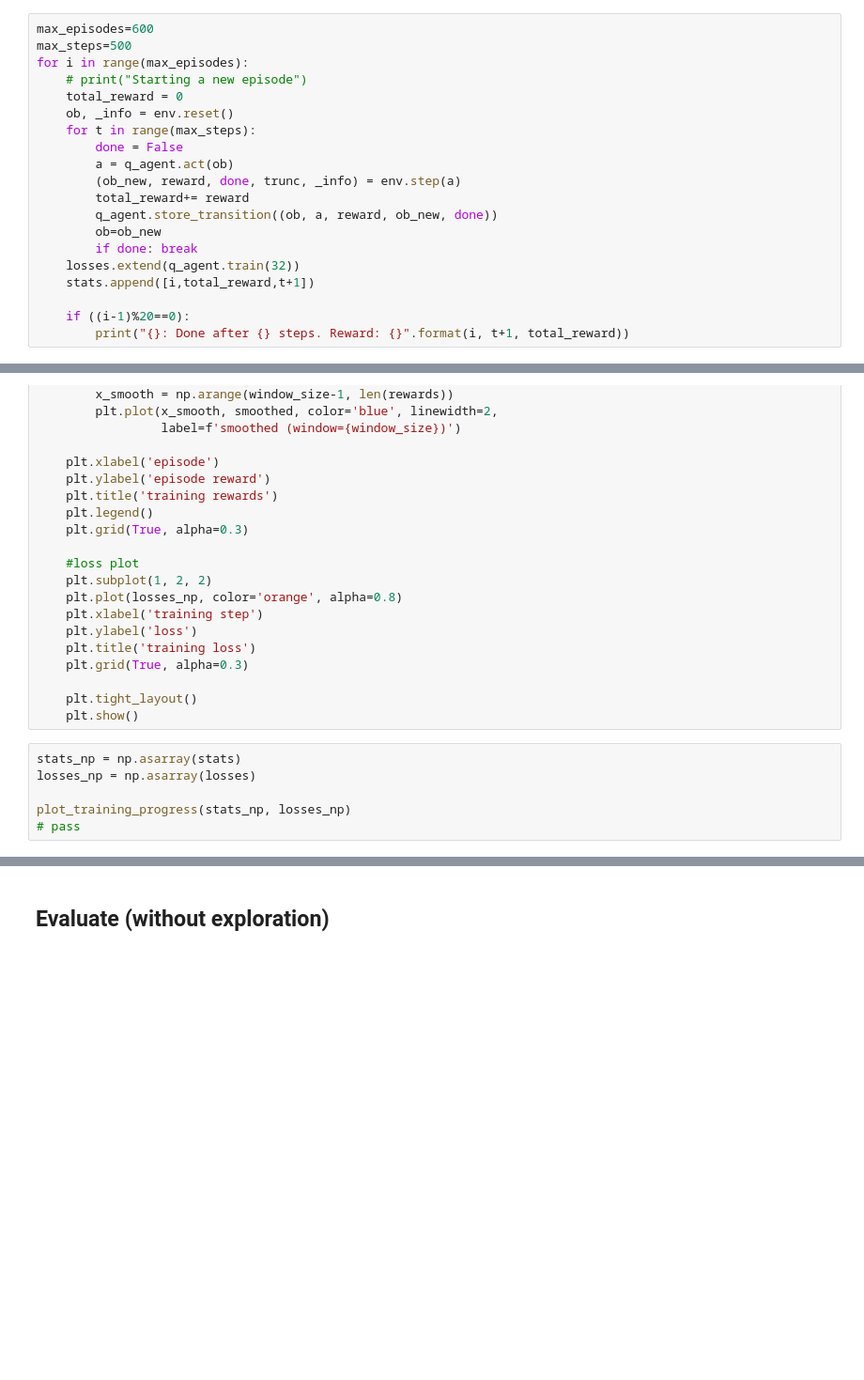
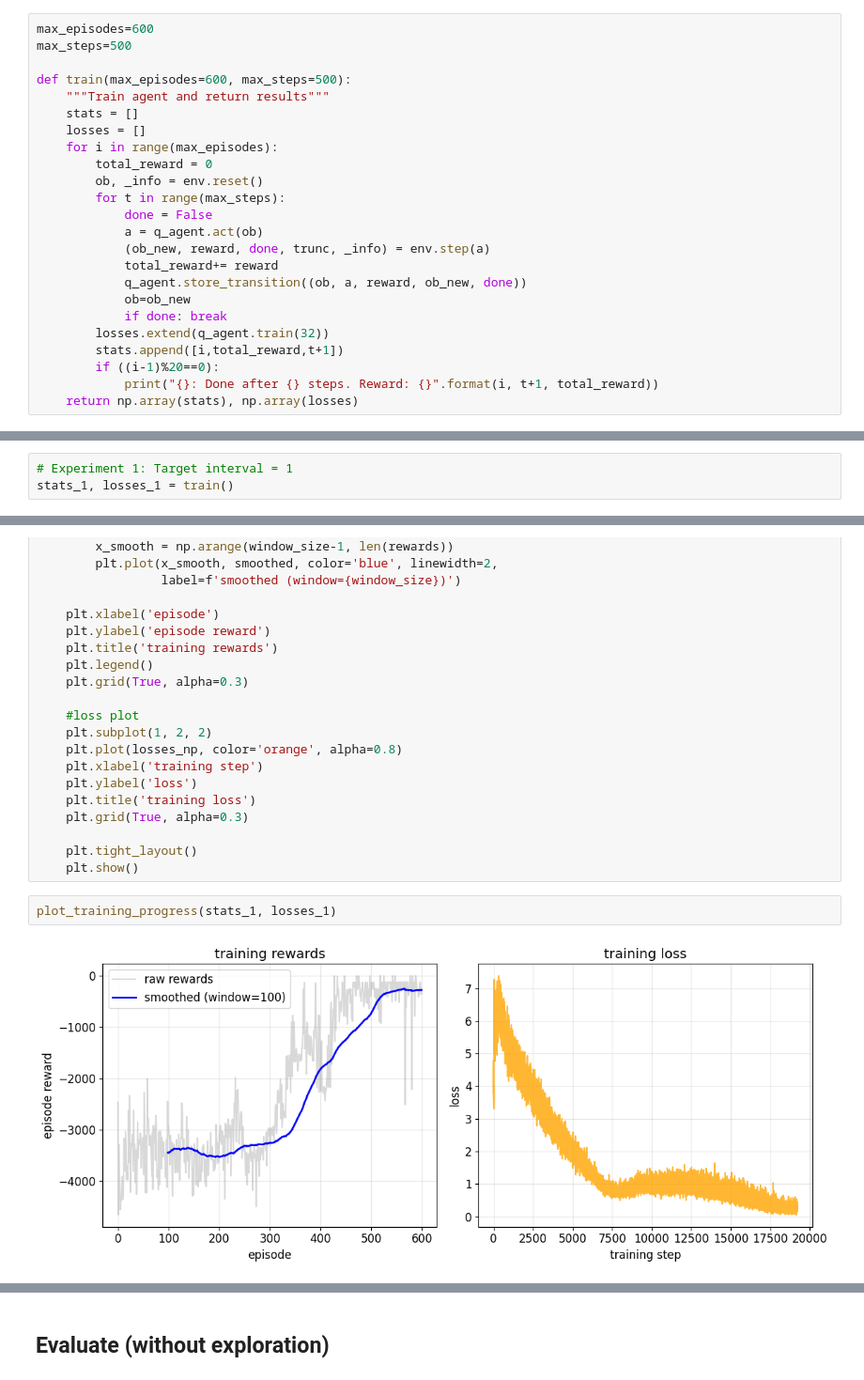
Before and after one commit to la2pixel/RL25_Assignments, a Jupyter notebook: HW 7/Gym-DQN.ipynb, the cells around one changed output, grey strips where cells are left out. Shown at 94% size. Cells and saved outputs as stored; diff of their text form; blank space fills up the shorter version.

```diff
--- a/HW 7/Gym-DQN.ipynb
+++ b/HW 7/Gym-DQN.ipynb
@@ -250,20 +250,24 @@ losses = []
 # %%
 max_episodes=600
 max_steps=500
-for i in range(max_episodes):
-    # print("Starting a new episode")
-    total_reward = 0
-    ob, _info = env.reset()
-    for t in range(max_steps):
-        done = False
-        a = q_agent.act(ob)
-        (ob_new, reward, done, trunc, _info) = env.step(a)
-        total_reward+= reward
-        q_agent.store_transition((ob, a, reward, ob_new, done))
-        ob=ob_new
-        if done: break
-    losses.extend(q_agent.train(32))
-    stats.append([i,total_reward,t+1])
 
-    if ((i-1)%20==0):
-        print("{}: Done after {} steps. Reward: {}".format(i, t+1, total_reward))
+def train(max_episodes=600, max_steps=500):
+    """Train agent and return results"""
+    stats = []
+    losses = []
+    for i in range(max_episodes):
+        total_reward = 0
+        ob, _info = env.reset()
+        for t in range(max_steps):
+            done = False
+            a = q_agent.act(ob)
+            (ob_new, reward, done, trunc, _info) = env.step(a)
+            total_reward+= reward
+            q_agent.store_transition((ob, a, reward, ob_new, done))
+            ob=ob_new
+            if done: break
+        losses.extend(q_agent.train(32))
+        stats.append([i,total_reward,t+1])
+        if ((i-1)%20==0):
+            print("{}: Done after {} steps. Reward: {}".format(i, t+1, total_reward))
+    return np.array(stats), np.array(losses)
@@ -287,0 +274,3 @@ for i in range(max_episodes):
+# %%
+# Experiment 1: Target interval = 1
+stats_1, losses_1 = train()
@@ -325,11 +332,9 @@ def plot_training_progress(stats_np, losses_np, window_size=100):
 
     plt.tight_layout()
     plt.show()
-# %%
-stats_np = np.asarray(stats)
-losses_np = np.asarray(losses)
-
-plot_training_progress(stats_np, losses_np)
-# pass
+# %%
+plot_training_progress(stats_1, losses_1)
+# %% [output]
+[figure, added]
 # %%
 q_agent.buffer.size
```
Also changed, not shown: parts of 42 cells of this notebook.
